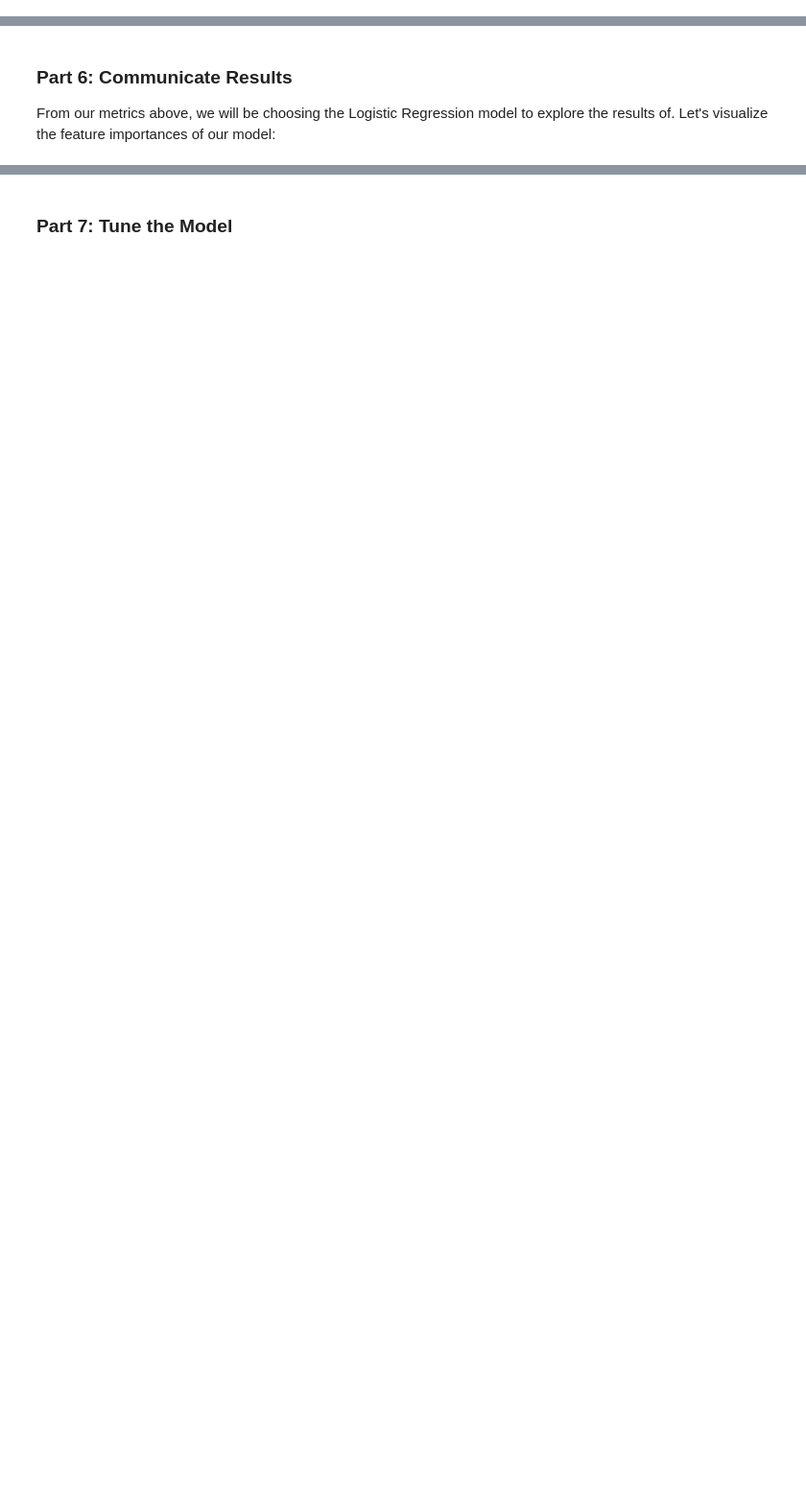
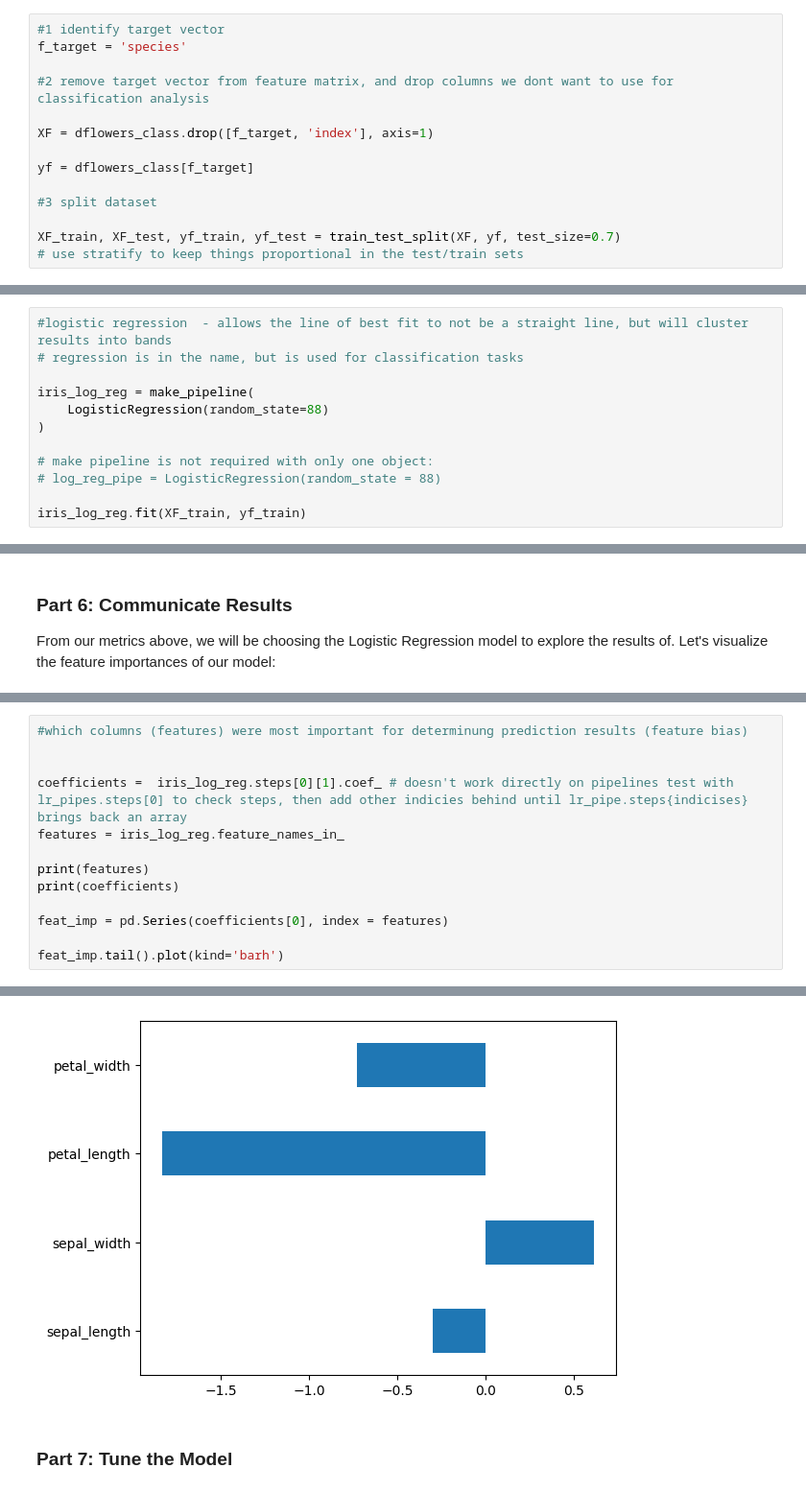
Before and after one commit to itesser/CT_Coursework, a Jupyter notebook: Week_4/Python for DA Day III.ipynb, the cells around one changed output, grey strips where cells are left out. Shown at 96% size. Drawn from its saved outputs; the diff is of its cells as text; blank space fills up the shorter version.

```diff
--- a/Week_4/Python for DA Day III.ipynb
+++ b/Week_4/Python for DA Day III.ipynb
@@ -541,6 +720,20 @@ Looks like we have a completely even distribution of values between the three un
 We have some outliers in the sepal length and width, however, most of our data is distributed/clustered together.
 # %% [markdown]
 ### Part 2: Split the data
+# %%
+#1 identify target vector
+f_target = 'species'
+
+#2 remove target vector from feature matrix, and drop columns we dont want to use for classification analysis
+
+XF = dflowers_class.drop([f_target, 'index'], axis=1)
+
+yf = dflowers_class[f_target]
+
+#3 split dataset
+
+XF_train, XF_test, yf_train, yf_test = train_test_split(XF, yf, test_size=0.7)
+# use stratify to keep things proportional in the test/train sets
 # %% [markdown]
 ### Part 3: Establish a baseline
 # %% [markdown]
@@ -549,3 +749,15 @@ Remember from our above example how we establish the baseline for a classificati
 ### Part 4: Model Building
 # %% [markdown]
 Now we can build our models! The key to remember here is that we are building models for a classification task. Because of this, we will want to ensure that we only use the classification versions of our models!
+# %%
+#logistic regression  - allows the line of best fit to not be a straight line, but will cluster results into bands
+# regression is in the name, but is used for classification tasks
+
+iris_log_reg = make_pipeline(
+    LogisticRegression(random_state=88)
+)
+
+# make pipeline is not required with only one object:
+# log_reg_pipe = LogisticRegression(random_state = 88)
+
+iris_log_reg.fit(XF_train, yf_train)
@@ -557,0 +838,14 @@ From our metrics above, we will be choosing the Logistic Regression model to exp
+# %%
+#which columns (features) were most important for determinung prediction results (feature bias)
+
+
+coefficients =  iris_log_reg.steps[0][1].coef_ # doesn't work directly on pipelines test with lr_pipes.steps[0] to check steps, then add other indicies behind until lr_pipe.steps{indicises} brings back an array
+features = iris_log_reg.feature_names_in_
+
+print(features)
+print(coefficients)
+
+feat_imp = pd.Series(coefficients[0], index = features)
+
+feat_imp.tail().plot(kind='barh')
+# %% [output]
@@ -558,2 +857,3 @@ From our metrics above, we will be choosing the Logistic Regression model to exp
+[figure, added]
 # %% [markdown]
 ### Part 7: Tune the Model
```
Also changed, not shown: parts of 24 cells of this notebook, 9 other files.
